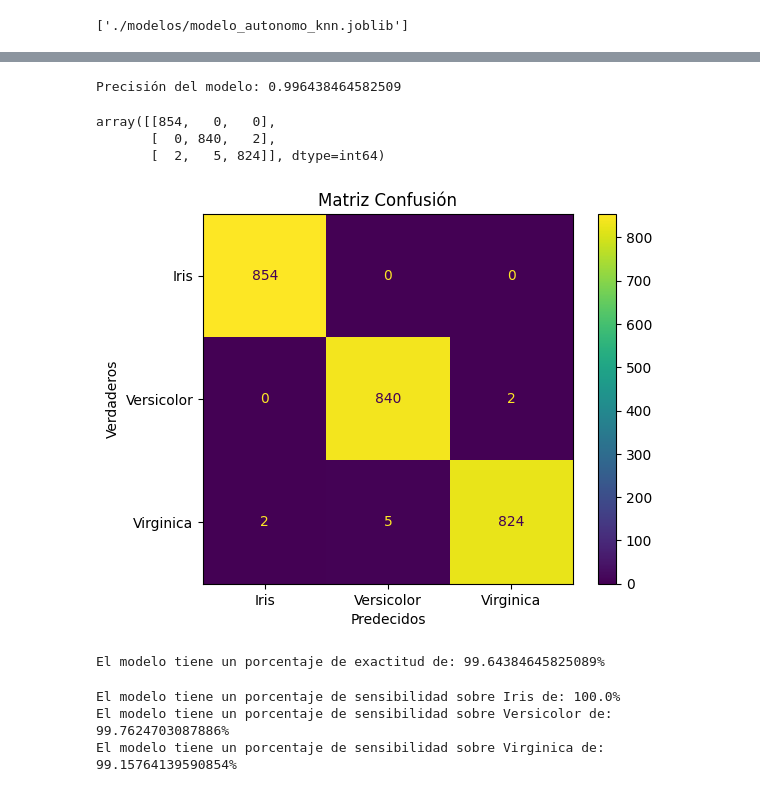
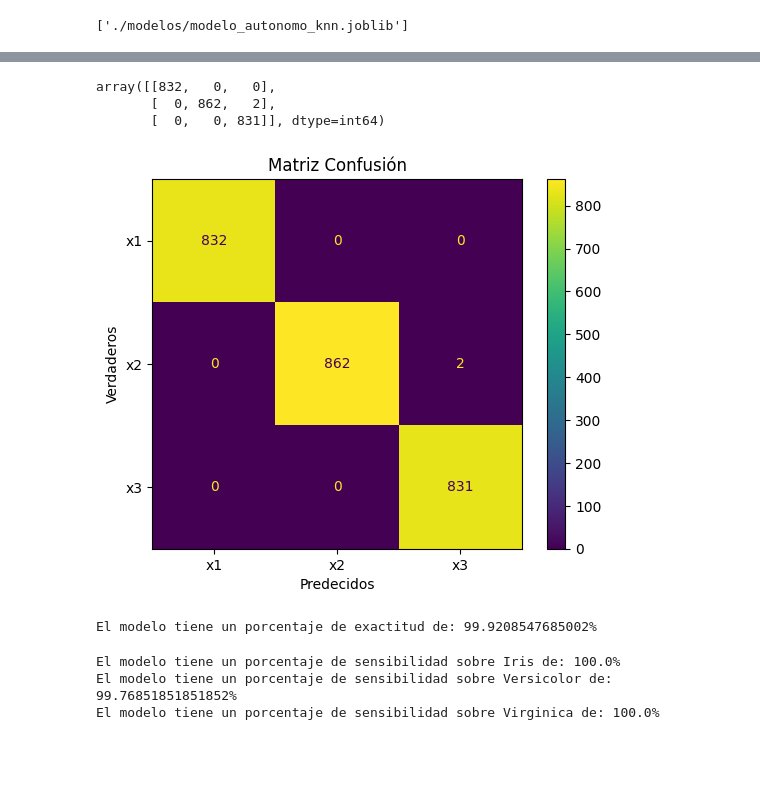
Before and after one commit to Davila1019/Tesis_RobotAutonomo_ML, a Jupyter notebook: Notebooks/Knn.ipynb, the cells around one changed output, grey strips where cells are left out. Cells and saved outputs as stored; diff of their text form; code cells hidden in the pictures; blank space fills up the shorter version.

Commit message:
Se agrega un parámetro más al constructor del algoritmo KNN, mejorando un .0012 el porcentaje de precisión del modelo

```diff
--- a/Notebooks/Knn.ipynb
+++ b/Notebooks/Knn.ipynb
@@ -43,10 +75,10 @@ print(len(X_entrenamiento))
 #plt.legend()
 #plt.show()
 # %%
-# crear y entrenar un modelo KNN con k=3, p=2 (distancia euclidiana),
-modelo = KNeighborsClassifier(n_neighbors=2, algorithm="auto",metric="minkowski", p=2)
+# crear y entrenar un modelo KNN con k=2, p=2 (distancia euclidiana),
+modelo = KNeighborsClassifier(n_neighbors=2, algorithm="kd_tree", metric="minkowski", p=2, weights='distance')
 modelo.fit(X_entrenamiento, y_entrenamiento)
-# indicamos que los objetos de entrada no tendran una clase preasignada
+# indicamos que los objetos de entrada no tendran una clase prviamente easignada
 modelo.feature_names_in_ = None
 joblib.dump(modelo, './modelos/modelo_autonomo_knn.joblib')
 # %% [output]
@@ -75,10 +112,3 @@ UserWarning: X has feature names, but KNeighborsClassifier was fitted without fe
-# %%
-# calcular la precisión del modelo
-precision = accuracy_score(y_prueba, predicciones)
-
-print("Precisión del modelo:", precision)
-# %% [output]
-Precisión del modelo: 0.996438464582509
 # %%
 #generar la matriz confusión
 confusion_matrix = metrics.confusion_matrix(y_prueba,
@@ -86,19 +116,19 @@ confusion_matrix = metrics.confusion_matrix(y_prueba,
 
 confusion_matrix
 # %% [output]
-array([[854,   0,   0],
-       [  0, 840,   2],
-       [  2,   5, 824]], dtype=int64)
+array([[832,   0,   0],
+       [  0, 862,   2],
+       [  0,   0, 831]], dtype=int64)
 # %%
-cm_display = metrics.ConfusionMatrixDisplay(confusion_matrix = confusion_matrix, display_labels = ['Iris','Versicolor','Virginica'])
+cm_display = metrics.ConfusionMatrixDisplay(confusion_matrix = confusion_matrix, display_labels = ['x1','x2','x3'])
 
 cm_display.plot()
 plt.title("Matriz Confusión")
 plt.xlabel("Predecidos")
 plt.ylabel("Verdaderos")
 plt.show()
 # %% [output]
-[figure, old version]
+[figure, new version]
 # %%
 #Obtener verdaderos de la matriz confusión
 verdaderos = int(confusion_matrix[[0],[0]] + confusion_matrix[[1],[1]] + confusion_matrix[[2],[2]])
@@ -111,7 +141,7 @@ falsos
 exactitud = verdaderos / (verdaderos+falsos) * 100
 print(f'El modelo tiene un porcentaje de exactitud de: {exactitud}%')
 # %% [output]
-El modelo tiene un porcentaje de exactitud de: 99.64384645825089%
+El modelo tiene un porcentaje de exactitud de: 99.9208547685002%
 # %%
 verdaderos_izq = int(confusion_matrix[[0],[0]])
 falsos_izq = int(confusion_matrix[[0],[1]] + confusion_matrix[[0],[2]])
@@ -132,5 +162,5 @@ sensibilidad_der = verdaderos_der / (falsos_der + verdaderos_der) * 100
 print(f'El modelo tiene un porcentaje de sensibilidad sobre Virginica de: {sensibilidad_der}%')
 # %% [output]
 El modelo tiene un porcentaje de sensibilidad sobre Iris de: 100.0%
-El modelo tiene un porcentaje de sensibilidad sobre Versicolor de: 99.7624703087886%
-El modelo tiene un porcentaje de sensibilidad sobre Virginica de: 99.15764139590854%
+El modelo tiene un porcentaje de sensibilidad sobre Versicolor de: 99.76851851851852%
+El modelo tiene un porcentaje de sensibilidad sobre Virginica de: 100.0%
```
Also changed, not shown: parts of 4 cells of this notebook.
